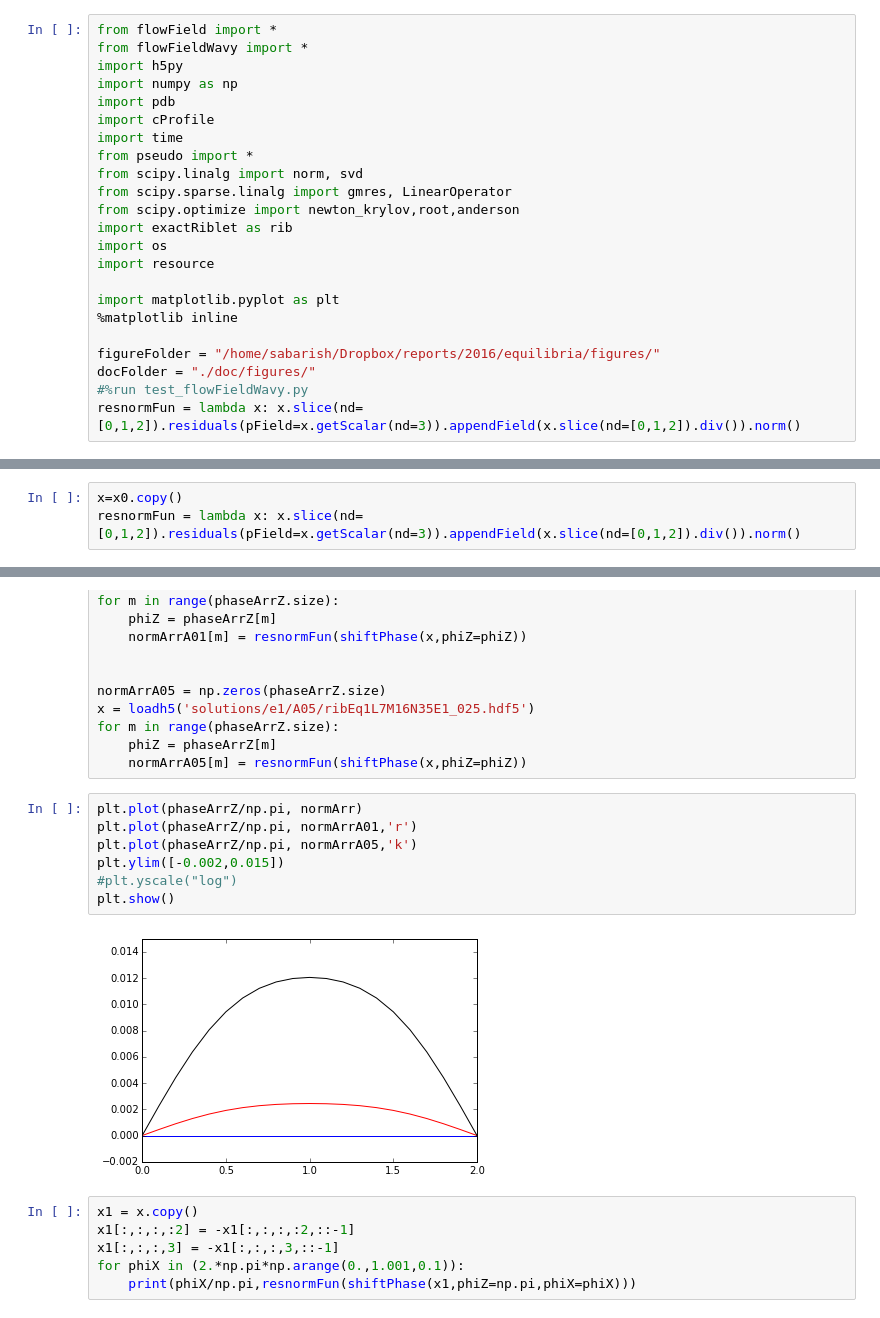
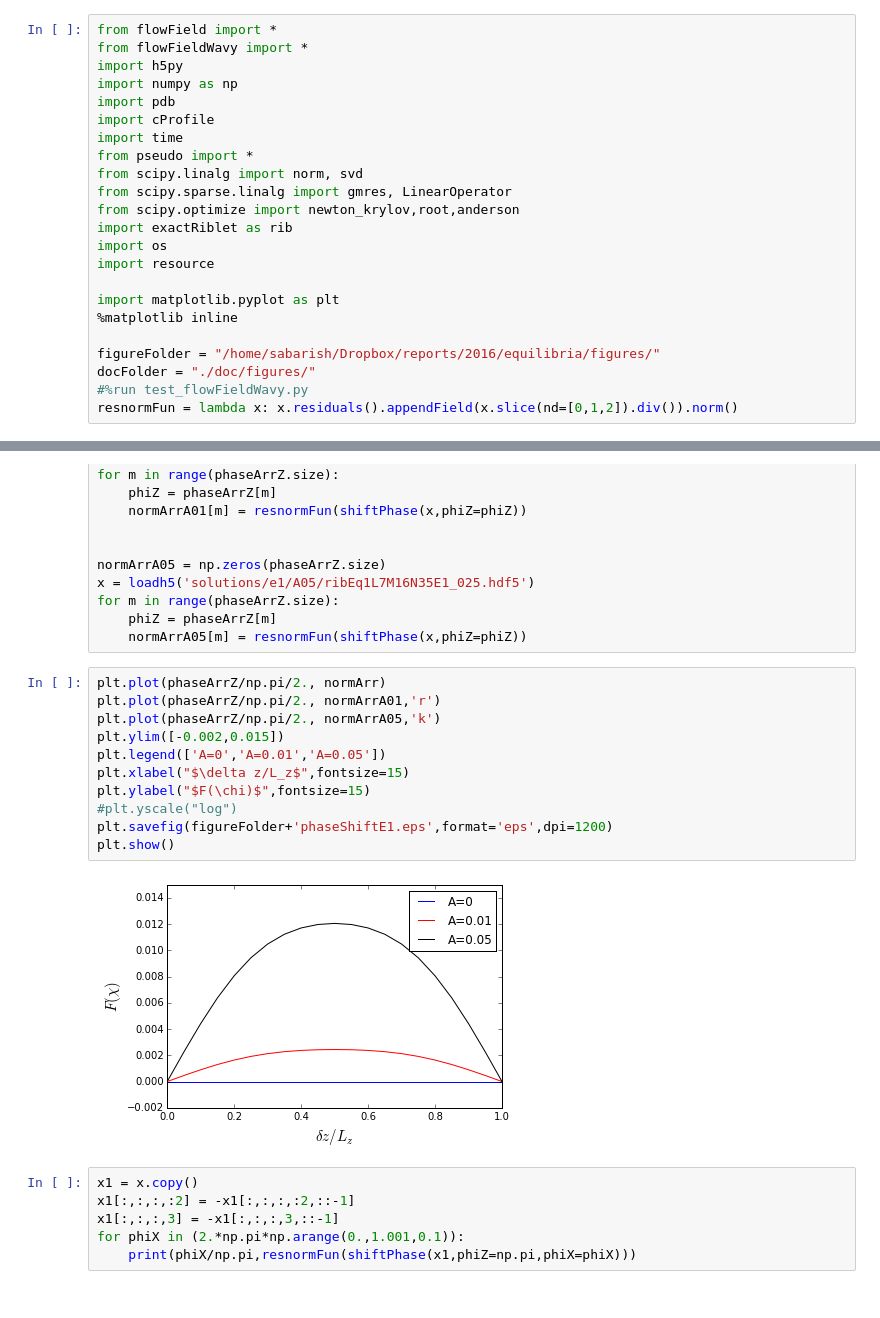
Before and after one commit to saba-vadarevu/Grooved-Channel-Flow, a Jupyter notebook: exactRiblet.ipynb, the cells around one changed output, grey strips where cells are left out. Saved outputs shown, nothing was run; the diff lists cells and outputs as text.

```diff
--- a/exactRiblet.ipynb
+++ b/exactRiblet.ipynb
@@ -23,7 +23,7 @@ import matplotlib.pyplot as plt
 figureFolder = "/home/sabarish/Dropbox/reports/2016/equilibria/figures/"
 docFolder = "./doc/figures/"
 #%run test_flowFieldWavy.py
-resnormFun = lambda x: x.slice(nd=[0,1,2]).residuals(pField=x.getScalar(nd=3)).appendField(x.slice(nd=[0,1,2]).div()).norm()
+resnormFun = lambda x: x.residuals().appendField(x.slice(nd=[0,1,2]).div()).norm()
 # %%
 rib.testExactRibletModule(L=4,M=8,epsArr=np.array([0.,0.]),complexType=np.complex)
 rib.testExactRibletModule(complexType=np.complex)
@@ -119,3 +114,0 @@ x0 = loadh5('ribEq1L7M10N30E0000.hdf5')
-# %%
-x=x0.copy()
-resnormFun = lambda x: x.slice(nd=[0,1,2]).residuals(pField=x.getScalar(nd=3)).appendField(x.slice(nd=[0,1,2]).div()).norm()
@@ -296,14 +250,18 @@ for m in range(phaseArrZ.size):
     phiZ = phaseArrZ[m]
     normArrA05[m] = resnormFun(shiftPhase(x,phiZ=phiZ))
 # %%
-plt.plot(phaseArrZ/np.pi, normArr)
-plt.plot(phaseArrZ/np.pi, normArrA01,'r')
-plt.plot(phaseArrZ/np.pi, normArrA05,'k')
+plt.plot(phaseArrZ/np.pi/2., normArr)
+plt.plot(phaseArrZ/np.pi/2., normArrA01,'r')
+plt.plot(phaseArrZ/np.pi/2., normArrA05,'k')
 plt.ylim([-0.002,0.015])
+plt.legend(['A=0','A=0.01','A=0.05'])
+plt.xlabel("$\delta z/L_z$",fontsize=15)
+plt.ylabel("$F(\chi)$",fontsize=15)
 #plt.yscale("log")
+plt.savefig(figureFolder+'phaseShiftE1.eps',format='eps',dpi=1200)
 plt.show()
 # %% [output]
-[figure, old version]
+[figure, new version]
 # %%
 x1 = x.copy()
 x1[:,:,:,:2] = -x1[:,:,:,:2,::-1]
```
Also changed, not shown: parts of 12 cells of this notebook, 1 other file.
